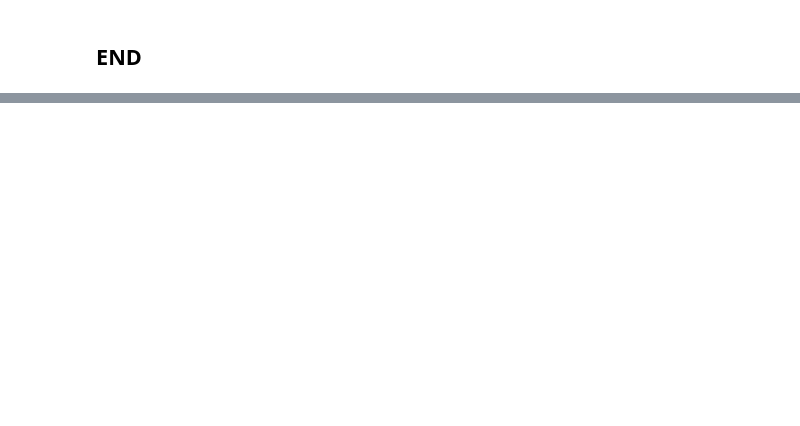
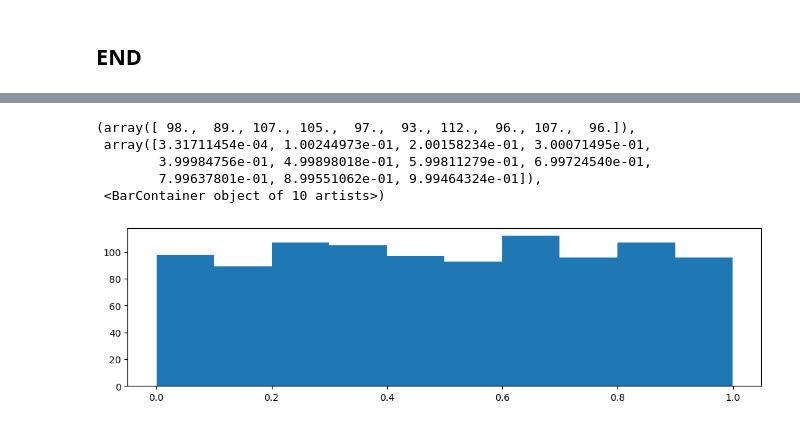
Before and after one commit to EvanPresto/fundamentals_data, a Jupyter notebook: random_num.ipynb, the cells around one changed output, grey strips where cells are left out. Saved outputs shown, nothing was run; the diff lists cells and outputs as text; code cells hidden in the pictures; blank space fills up the shorter version.

```diff
--- a/random_num.ipynb
+++ b/random_num.ipynb
@@ -91,0 +139,8 @@ array([4, 8, 2, 9, 5, 6, 5, 2, 7, 7, 6, 4, 8, 2, 7])
+# %%
+
+# The number of floating points numbers to generate
+size = 1000
+# %%
+
+rand_floats = rng.random(size)
+print(rand_floats)
@@ -91,0 +190,13 @@ array([4, 8, 2, 9, 5, 6, 5, 2, 7, 7, 6, 4, 8, 2, 7])
+# %%
+# create an empty plot
+fig , ax = plt.subplots(figsize = (12,3))
+
+#plot a histogram
+ax.hist(rand_floats)
+# %% [output]
+(array([ 98.,  89., 107., 105.,  97.,  93., 112.,  96., 107.,  96.]),
+ array([3.31711454e-04, 1.00244973e-01, 2.00158234e-01, 3.00071495e-01,
+        3.99984756e-01, 4.99898018e-01, 5.99811279e-01, 6.99724540e-01,
+        7.99637801e-01, 8.99551062e-01, 9.99464324e-01]),
+ <BarContainer object of 10 artists>)
+[figure, added]
```
Also changed, not shown: parts of 13 cells of this notebook.
